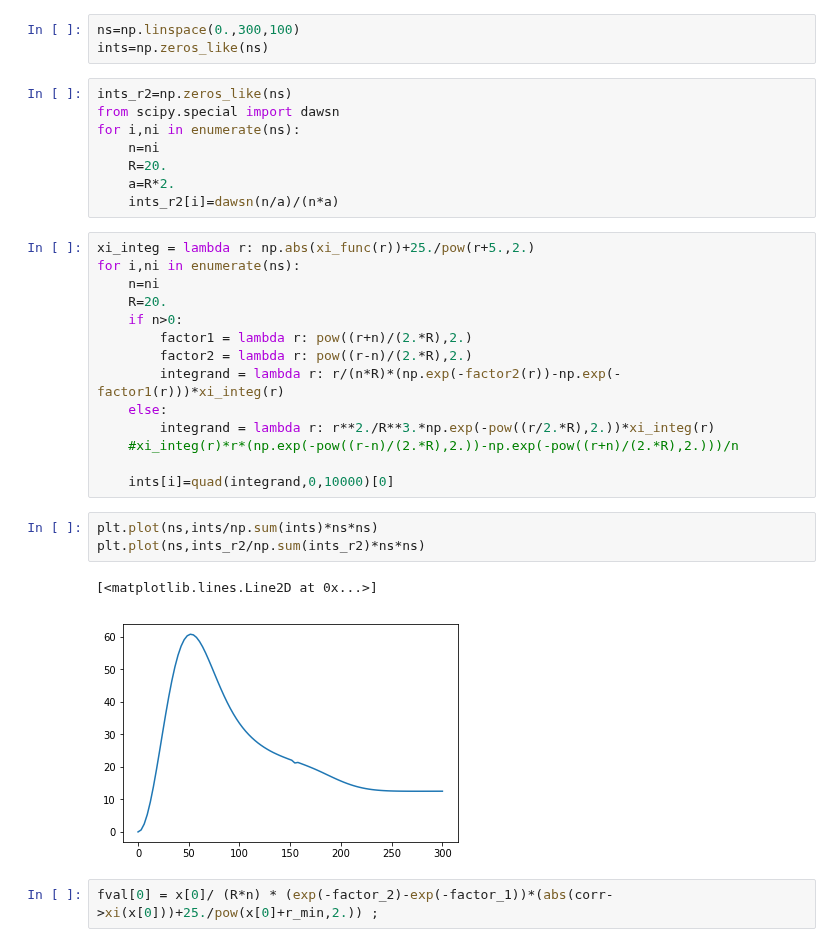
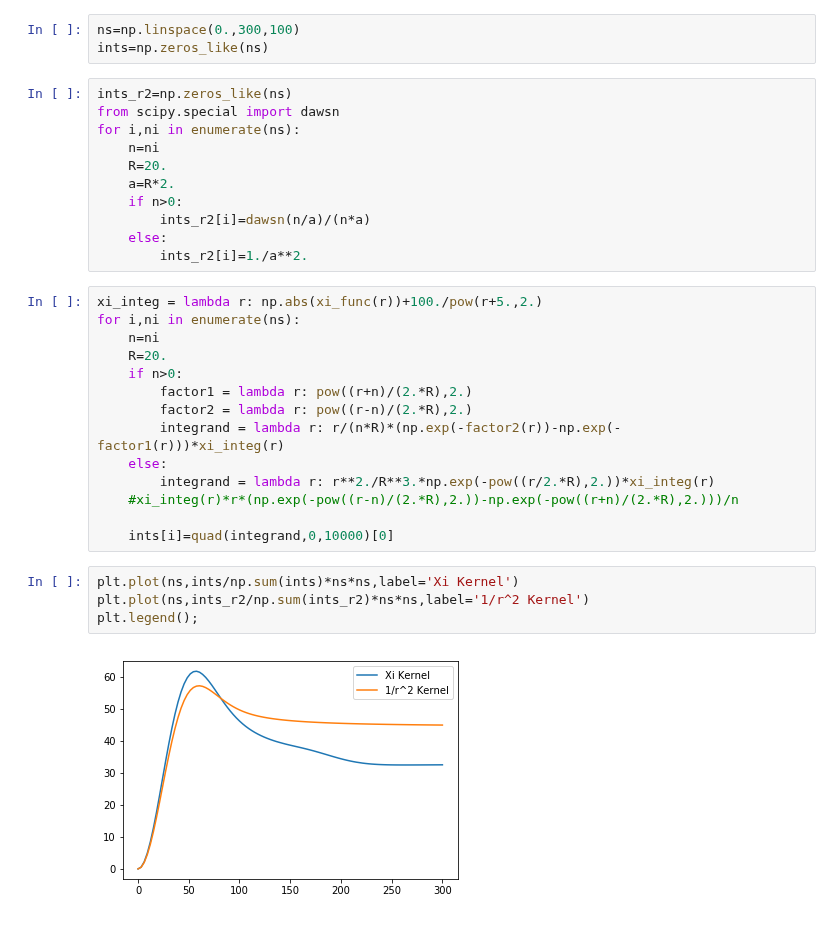
Before and after one commit to oliverphilcox/RascalC, a Jupyter notebook: jupyter/Xi(r) Kernel Probability.ipynb, the cells around one changed output. Saved outputs shown, nothing was run; the diff lists cells and outputs as text.

Commit message:
corrected probability integrals

```diff
--- a/jupyter/Xi(r) Kernel Probability.ipynb
+++ b/jupyter/Xi(r) Kernel Probability.ipynb
@@ -42,9 +42,12 @@ for i,ni in enumerate(ns):
     n=ni
     R=20.
     a=R*2.
-    ints_r2[i]=dawsn(n/a)/(n*a)
+    if n>0:
+        ints_r2[i]=dawsn(n/a)/(n*a)
+    else:
+        ints_r2[i]=1./a**2.
 # %%
-xi_integ = lambda r: np.abs(xi_func(r))+25./pow(r+5.,2.)
+xi_integ = lambda r: np.abs(xi_func(r))+100./pow(r+5.,2.)
 for i,ni in enumerate(ns):
     n=ni
     R=20.
@@ -58,10 +61,8 @@ for i,ni in enumerate(ns):
 
     ints[i]=quad(integrand,0,10000)[0]
 # %%
-plt.plot(ns,ints/np.sum(ints)*ns*ns)
-plt.plot(ns,ints_r2/np.sum(ints_r2)*ns*ns)
+plt.plot(ns,ints/np.sum(ints)*ns*ns,label='Xi Kernel')
+plt.plot(ns,ints_r2/np.sum(ints_r2)*ns*ns,label='1/r^2 Kernel')
+plt.legend();
 # %% [output]
-[<matplotlib.lines.Line2D at 0x...>]
-[figure, old version]
+[figure, new version]
-# %%
-fval[0] = x[0]/ (R*n) * (exp(-factor_2)-exp(-factor_1))*(abs(corr->xi(x[0]))+25./pow(x[0]+r_min,2.)) ;
```
Also changed, not shown: 1 other file.
